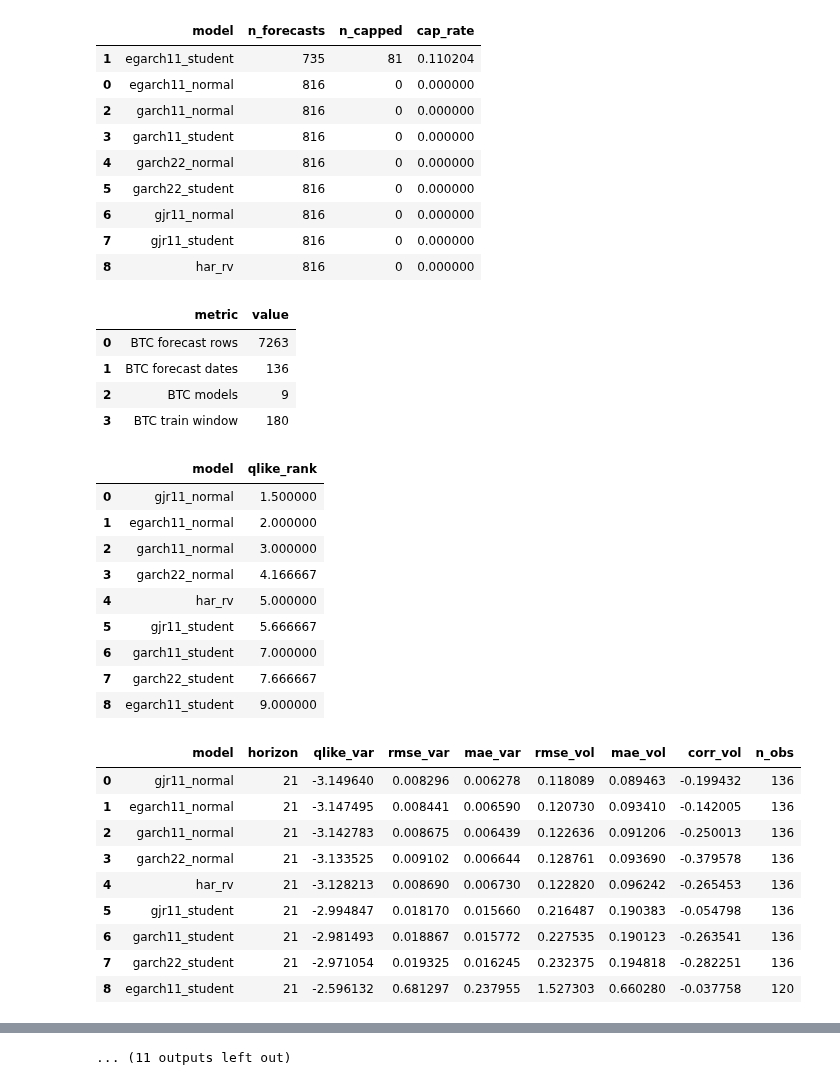
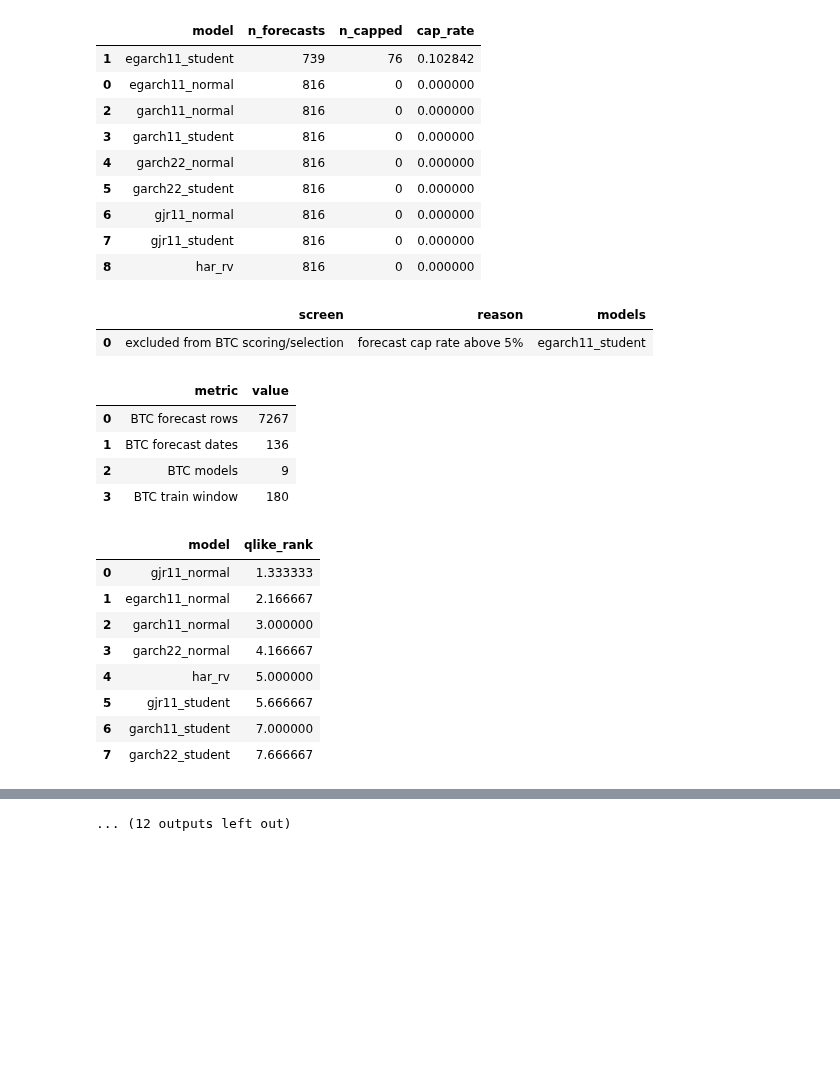
Before and after one commit to ramtin-asadi/Quantitative-Finance-Lab, a Jupyter notebook: notebooks/05_GARCH_vol_forecasting.ipynb, the cells around one changed output, grey strips where cells are left out. Cells and saved outputs as stored; diff of their text form; code cells hidden in the pictures; blank space fills up the shorter version.

```diff
--- a/notebooks/05_GARCH_vol_forecasting.ipynb
+++ b/notebooks/05_GARCH_vol_forecasting.ipynb
@@ -1209 +1254,13 @@ plt.show()
 [figure]
+# %%
+from quantfinlab.plotting.diagrams import plot_straddle_payoff
+
+fig, ax = plot_straddle_payoff(
+    spot=100.0,
+    strike=100.0,
+    call_premium=6.0,
+    put_premium=5.0,
+    side="long",
+    title="Long straddle payoff: buy call + buy put at the same strike",
+)
+plt.show()
@@ -1720,9 +1772,8 @@ HORIZONS = (1, 5, 10, 21, 42, 63)
 ANNUALIZATION = 252
 EPS = 1e-12
 warnings.filterwarnings("ignore", category=RuntimeWarning, module=r"arch\.univariate\..*")
-data_dir = project_root / "data"
-btc_option_path = data_dir / "btc_deribit_optiondx_2024_01_09.parquet"
-btc_spot_path = data_dir / "btc_usd_yfinance_2023_10_01_2024_10_15.csv"
+btc_option_path = r"..\data\btc_deribit_optiondx_2024_01_09.parquet"
+btc_spot_path = r"..\data\btc_usd_yfinance_2023_10_01_2024_10_15.csv"
 
 
 from quantfinlab.options.quote_cleaning import (
@@ -1861,7 +1912,16 @@ btc_forecast_cap_report = (
     .sort_values("cap_rate", ascending=False)
 )
 display(btc_forecast_cap_report)
-btc_forecast_scores = score_forecasts_by_model(btc_fc)
+btc_unstable_cap_threshold = 0.05
+btc_unstable_models = btc_forecast_cap_report.loc[btc_forecast_cap_report["cap_rate"].gt(btc_unstable_cap_threshold), "model"].astype(str).tolist()
+if btc_unstable_models:
+    display(pd.DataFrame({
+        "screen": ["excluded from BTC scoring/selection"],
+        "reason": [f"forecast cap rate above {btc_unstable_cap_threshold:.0%}"],
+        "models": [", ".join(btc_unstable_models)],
+    }))
+btc_fc_model_universe = btc_fc[~btc_fc["model"].isin(btc_unstable_models)].copy()
+btc_forecast_scores = score_forecasts_by_model(btc_fc_model_universe)
 btc_score_pivot = btc_forecast_scores.pivot(index="model", columns="horizon", values="qlike_var")
 btc_model_ranks = (
     btc_forecast_scores.assign(qlike_rank=lambda x: x.groupby("horizon")["qlike_var"].rank(method="average"))
@@ -1882,7 +1942,7 @@ display(pd.DataFrame({
 display(btc_model_ranks)
 display(btc_forecast_scores[btc_forecast_scores["horizon"].eq(21)].sort_values(["qlike_var", "rmse_vol"]).reset_index(drop=True))
 btc_selected = select_forecast_by_rolling_loss(
-    btc_fc,
+    btc_fc_model_universe,
     horizons=HORIZONS,
     lookback=63,
     min_obs=15,
@@ -1893,8 +1953,8 @@ display(btc_selected_model_counts.pivot_table(index="selected_model", columns="h
 btc_vrp_rank_window = 45
 btc_vrp_z_window = 45
 btc_min_periods = 15
-btc_base_cheap_rank = 0.35
-btc_base_rich_rank = 0.80
+btc_base_cheap_rank = 0.10
+btc_base_rich_rank = 0.50
 btc_base_holding_days = 3
 try:
     btc_vrp = compute_vrp_panel(
@@ -2107,56 +2167,47 @@ plt.show()
 | 1 | BTC option rows after USD conversion | 258,234.000000 |
 | 2 | ATM IV rows, all expiries | 1,228.000000 |
 | 3 | daily 14-45 DTE ATM rows | 268.000000 |
 | 4 | median ATM IV | 0.529205 |
 | 5 | p05 ATM IV | 0.419076 |
 | 6 | p95 ATM IV | 0.743114 |
 | 7 | median DTE calendar | 27.500000 |
 | 8 | median straddle mid USD | 7,313.956110 |
 |  | call_price_unit_detected | put_price_unit_detected | call_valuation_currency | put_valuation_currency | rows |
 | 0 | usd | usd | USD | USD | 268 |
 |  | date | expiry | spot | strike | call_mid_base | put_mid_base | call_mid_usd | put_mid_usd | ... |
 | 0 | 2024-01-01 | 2024-01-26 | 43,170.170000 | 43,000.000000 | 0.069000 | 0.064500 | 2,978.741730 | 2,784.475965 | ... |
 | 1 | 2024-01-02 | 2024-01-26 | 46,206.850000 | 46,000.000000 | 0.069750 | 0.064750 | 3,222.927788 | 2,991.893538 | ... |
 | 2 | 2024-01-03 | 2024-01-26 | 45,910.650000 | 46,000.000000 | 0.061000 | 0.063000 | 2,800.549650 | 2,892.370950 | ... |
 | 3 | 2024-01-04 | 2024-01-26 | 43,723.930000 | 44,000.000000 | 0.059250 | 0.065250 | 2,590.642853 | 2,852.975340 | ... |
 | 4 | 2024-01-05 | 2024-01-26 | 44,022.760000 | 44,000.000000 | 0.065000 | 0.064250 | 2,861.479400 | 2,828.462330 | ... |
 | 5 | 2024-01-06 | 2024-01-26 | 44,206.880000 | 44,000.000000 | 0.064750 | 0.060500 | 2,862.395480 | 2,674.516240 | ... |
 | 6 | 2024-01-07 | 2024-01-26 | 44,300.150000 | 44,000.000000 | 0.070750 | 0.063250 | 3,134.235613 | 2,801.988282 | ... |
 | 7 | 2024-01-08 | 2024-01-26 | 43,895.720000 | 44,000.000000 | 0.062750 | 0.064500 | 2,754.456430 | 2,831.168805 | ... |
 | 8 | 2024-01-09 | 2024-01-26 | 47,167.340000 | 47,000.000000 | 0.058000 | 0.054750 | 2,735.705720 | 2,582.411865 | ... |
 | 9 | 2024-01-10 | 2024-02-23 | 46,766.590000 | 47,000.000000 | 0.079250 | 0.084250 | 3,706.252257 | 3,940.085207 | ... |
 |  | model | n_forecasts | n_capped | cap_rate |
-| 1 | egarch11_student | 735 | 81 | 0.110204 |
+| 1 | egarch11_student | 739 | 76 | 0.102842 |
 | 0 | egarch11_normal | 816 | 0 | 0.000000 |
 | 2 | garch11_normal | 816 | 0 | 0.000000 |
 | 3 | garch11_student | 816 | 0 | 0.000000 |
 | 4 | garch22_normal | 816 | 0 | 0.000000 |
 | 5 | garch22_student | 816 | 0 | 0.000000 |
 | 6 | gjr11_normal | 816 | 0 | 0.000000 |
 | 7 | gjr11_student | 816 | 0 | 0.000000 |
 | 8 | har_rv | 816 | 0 | 0.000000 |
-|  | metric | value |
-| 0 | BTC forecast rows | 7263 |
-| 1 | BTC forecast dates | 136 |
-| 2 | BTC models | 9 |
-| 3 | BTC train window | 180 |
+|  | screen | reason | models |
+| 0 | excluded from BTC scoring/selection | forecast cap rate above 5% | egarch11_student |
-|  | model | qlike_rank |
-| 0 | gjr11_normal | 1.500000 |
-| 1 | egarch11_normal | 2.000000 |
-| 2 | garch11_normal | 3.000000 |
-| 3 | garch22_normal | 4.166667 |
-| 4 | har_rv | 5.000000 |
-| 5 | gjr11_student | 5.666667 |
-| 6 | garch11_student | 7.000000 |
-| 7 | garch22_student | 7.666667 |
-| 8 | egarch11_student | 9.000000 |
+|  | metric | value |
+| 0 | BTC forecast rows | 7267 |
+| 1 | BTC forecast dates | 136 |
+| 2 | BTC models | 9 |
+| 3 | BTC train window | 180 |
-|  | model | horizon | qlike_var | rmse_var | mae_var | rmse_vol | mae_vol | corr_vol | n_obs |
-| 0 | gjr11_normal | 21 | -3.149640 | 0.008296 | 0.006278 | 0.118089 | 0.089463 | -0.199432 | 136 |
-| 1 | egarch11_normal | 21 | -3.147495 | 0.008441 | 0.006590 | 0.120730 | 0.093410 | -0.142005 | 136 |
-| 2 | garch11_normal | 21 | -3.142783 | 0.008675 | 0.006439 | 0.122636 | 0.091206 | -0.250013 | 136 |
-| 3 | garch22_normal | 21 | -3.133525 | 0.009102 | 0.006644 | 0.128761 | 0.093690 | -0.379578 | 136 |
-| 4 | har_rv | 21 | -3.128213 | 0.008690 | 0.006730 | 0.122820 | 0.096242 | -0.265453 | 136 |
-| 5 | gjr11_student | 21 | -2.994847 | 0.018170 | 0.015660 | 0.216487 | 0.190383 | -0.054798 | 136 |
-| 6 | garch11_student | 21 | -2.981493 | 0.018867 | 0.015772 | 0.227535 | 0.190123 | -0.263541 | 136 |
-| 7 | garch22_student | 21 | -2.971054 | 0.019325 | 0.016245 | 0.232375 | 0.194818 | -0.282251 | 136 |
-| 8 | egarch11_student | 21 | -2.596132 | 0.681297 | 0.237955 | 1.527303 | 0.660280 | -0.037758 | 120 |
+|  | model | qlike_rank |
+| 0 | gjr11_normal | 1.333333 |
+| 1 | egarch11_normal | 2.166667 |
+| 2 | garch11_normal | 3.000000 |
+| 3 | garch22_normal | 4.166667 |
+| 4 | har_rv | 5.000000 |
+| 5 | gjr11_student | 5.666667 |
+| 6 | garch11_student | 7.000000 |
+| 7 | garch22_student | 7.666667 |
@@ -2187 +2240 @@ plt.show()
-... (11 outputs left out)
+... (12 outputs left out)
```
Also changed, not shown: parts of 19 cells of this notebook, 3 other files.
